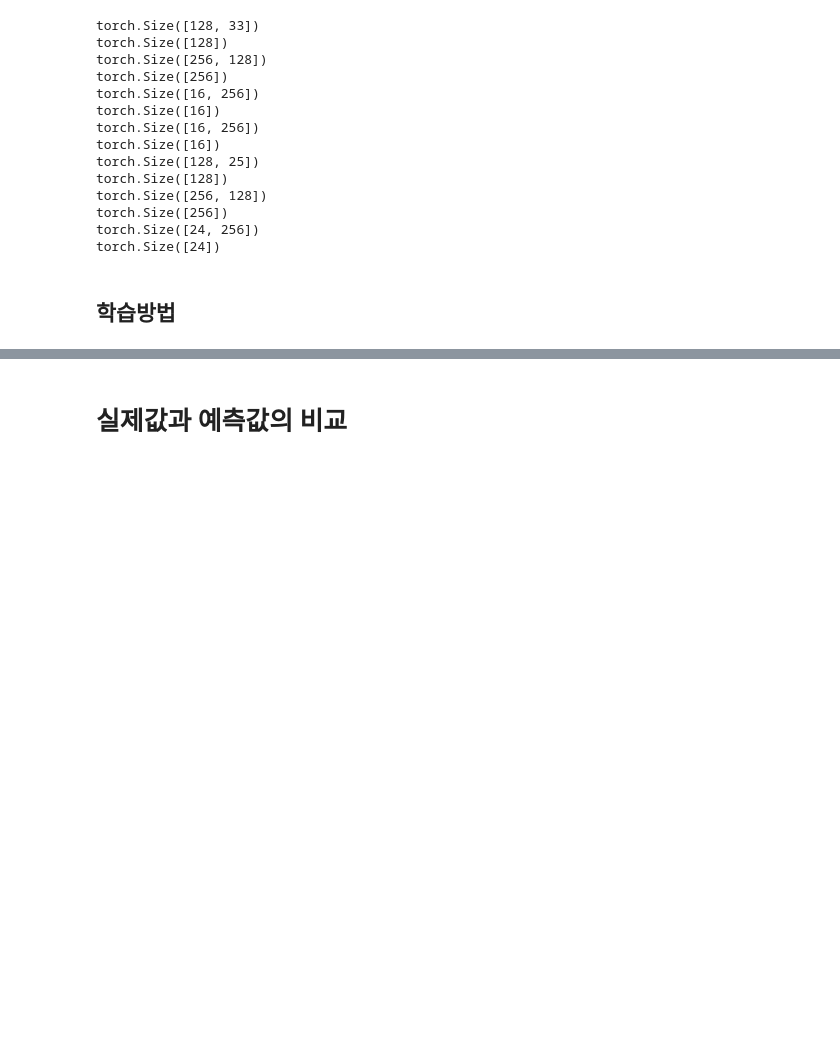
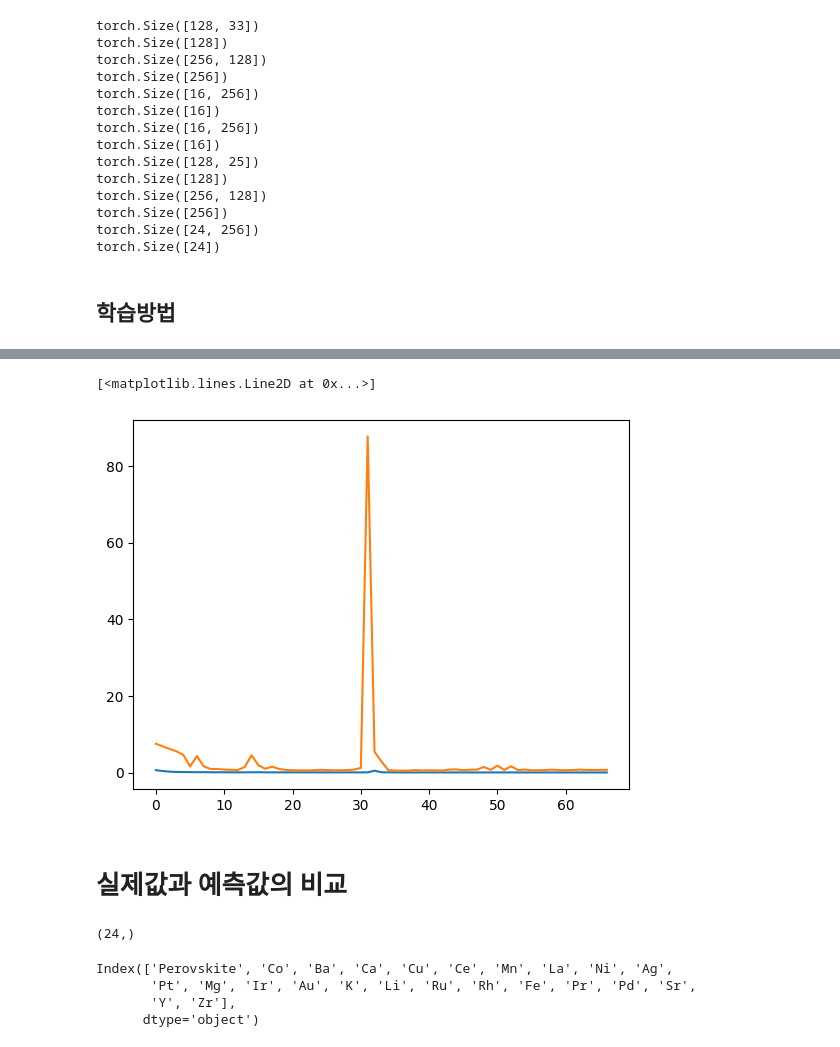
Before and after one commit to MINGYU-1/intern_practicing, a Jupyter notebook: earlystopping_optim.ipynb, the cells around one changed output, grey strips where cells are left out. Drawn from its saved outputs; the diff is of its cells as text; code cells hidden in the pictures; blank space fills up the shorter version.

```diff
--- a/earlystopping_optim.ipynb
+++ b/earlystopping_optim.ipynb
@@ -247,3 +346,11 @@ test recon MSE: 1.8301879167556763
+# %%
+import matplotlib.pyplot as plt
+x_values= torch.arange(len(train_losses))
+plt.plot(x_values,train_losses)
+plt.plot(x_values,val_losses)
+# %% [output]
+[<matplotlib.lines.Line2D at 0x...>]
+[figure, added]
 # %% [markdown]
 # 실제값과 예측값의 비교
 # %%
@@ -251,3 +358,16 @@ x_true_test_np = x_true_test.detach().cpu().numpy()
 x_test_np = x_hat_test.detach().cpu().numpy()
 x_true_test = scaler_x.inverse_transform(x_true_test_np)
 x_hat_test = scaler_x.inverse_transform(x_test_np)
+# %%
+x_true_test[1].shape
+# %% [output]
+(24,)
+# %%
+df = pd.read_csv('211210-DRM-total.csv')
+metal_columns = df.iloc[:,1:25].columns
+metal_columns
+# %% [output]
+Index(['Perovskite', 'Co', 'Ba', 'Ca', 'Cu', 'Ce', 'Mn', 'La', 'Ni', 'Ag',
+       'Pt', 'Mg', 'Ir', 'Au', 'K', 'Li', 'Ru', 'Rh', 'Fe', 'Pr', 'Pd', 'Sr',
+       'Y', 'Zr'],
+      dtype='object')
```
Also changed, not shown: parts of 26 cells of this notebook.
